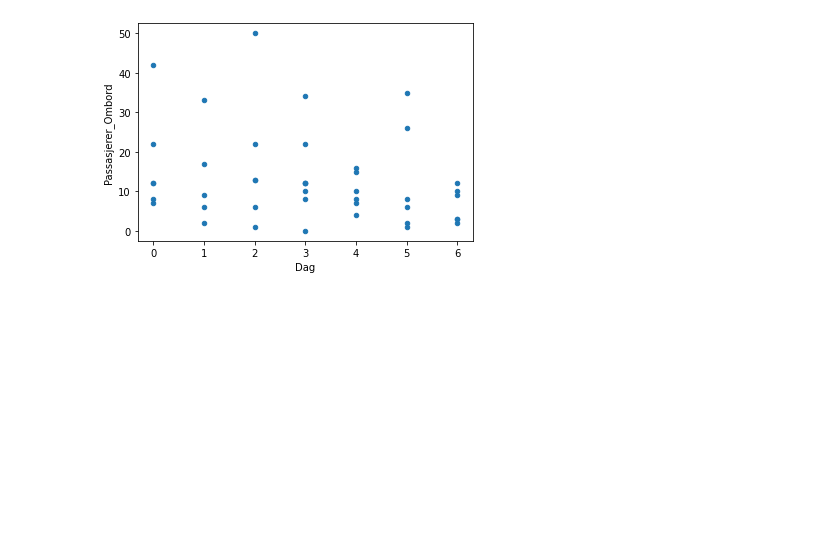
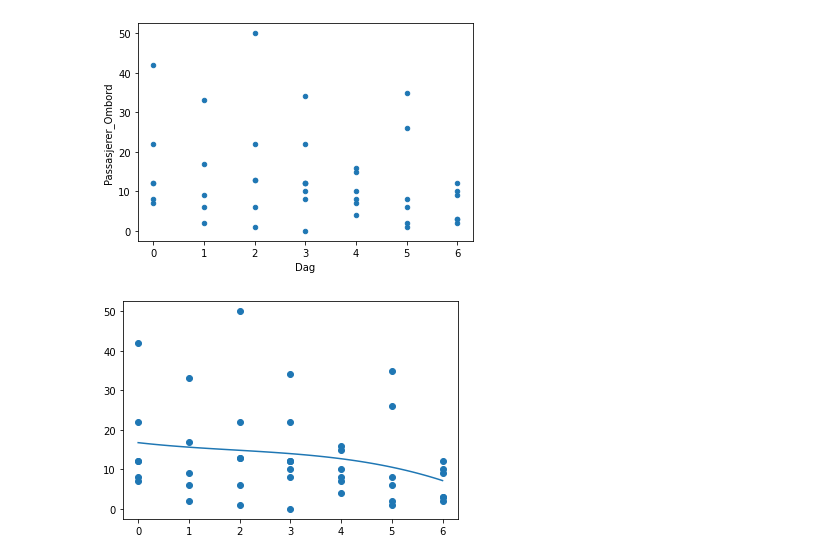
Before and after one commit to stianfuru/Oblig2AI, a Jupyter notebook: oblig2.ipynb, the cells around one changed output. Drawn from its saved outputs; the diff is of its cells as text; code cells hidden in the pictures; blank space fills up the shorter version.

```diff
--- a/oblig2.ipynb
+++ b/oblig2.ipynb
@@ -45,7 +51,7 @@ for index, row in df.iterrows():
     if row['Passasjerer_Ombord'] < 0:
         df.loc[index, 'Passasjerer_Ombord'] = row['Passasjerer_Ombord']*-1
 # %%
-df.loc[df['Linjenavn'] == "150"]
+df = df.loc[df['Linjenavn'] == "150"]
 # %%
 df['Dato'] = pd.to_datetime(df['Dato'], errors="ignore", dayfirst="true" )
 df = df.sort_values(by="Dato")
@@ -103,3 +109,17 @@ df.plot.scatter(x = 'Dag', y = 'Passasjerer_Ombord')
 # %% [output]
 <AxesSubplot:xlabel='Dag', ylabel='Passasjerer_Ombord'>
 [figure]
+# %%
+# Previous travels - just to see how it was loooking in the past
+x = df["Dag"]
+y = df["Passasjerer_Ombord"]
+
+poly_reg_model = np.poly1d(np.polyfit(x, y, 3))
+
+poly_reg_line = np.linspace(0, 6, 100)
+
+plt.scatter(x, y)
+plt.plot(poly_reg_line, poly_reg_model(poly_reg_line))
+plt.show()
+# %% [output]
+[figure, added]
```
Also changed, not shown: parts of 5 cells of this notebook.
